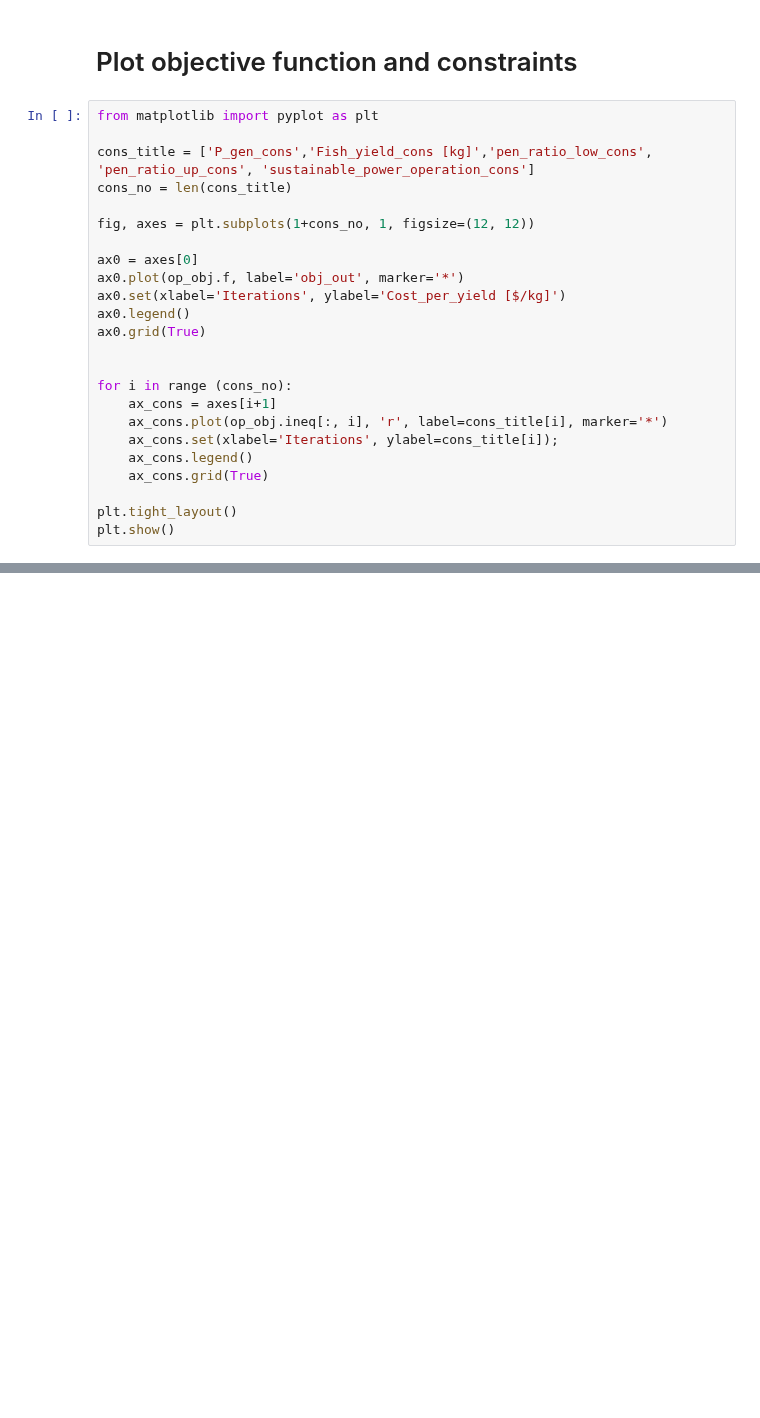
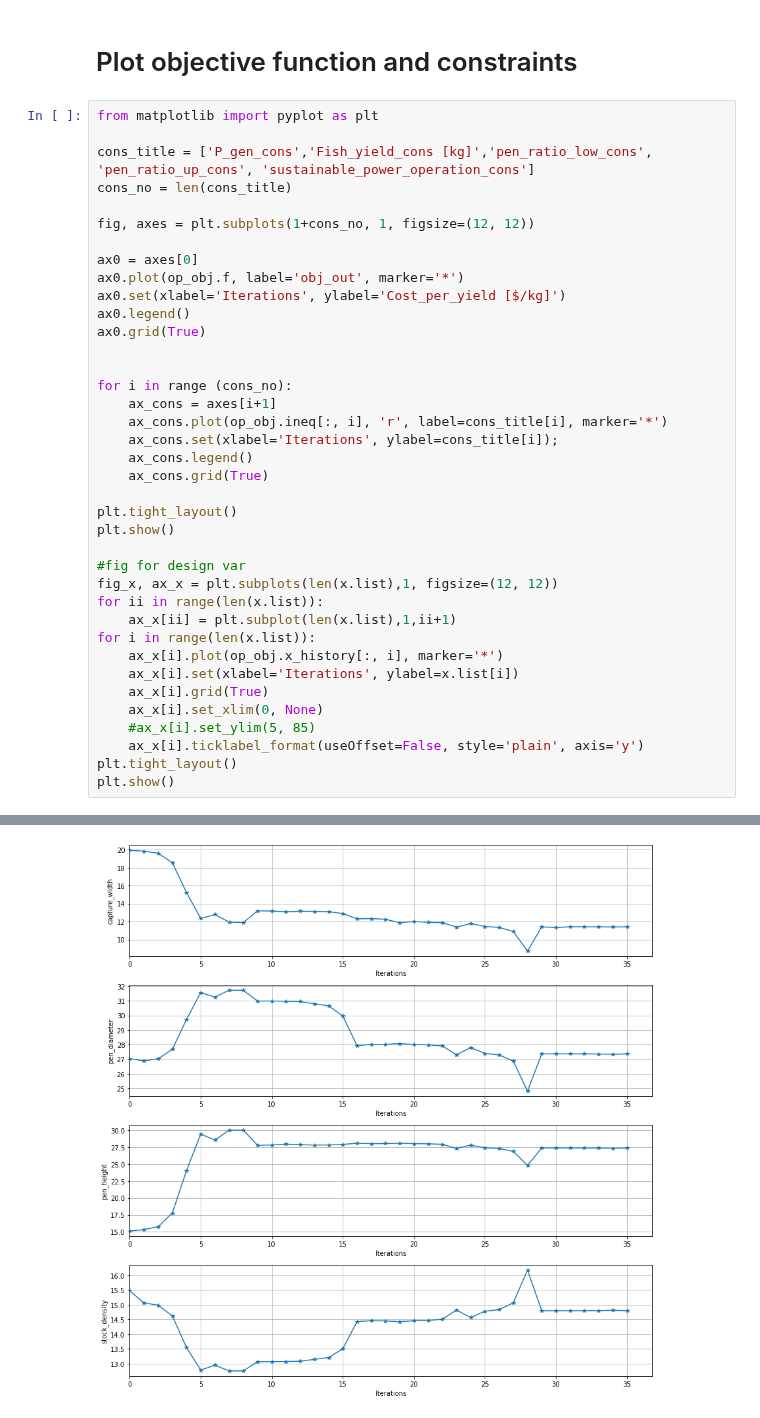
Before and after one commit to symbiotic-engineering/Aquaculture, a Jupyter notebook: run_sim_wpaf.ipynb, the cells around one changed output, grey strips where cells are left out. Drawn from its saved outputs; the diff is of its cells as text; blank space fills up the shorter version.

```diff
--- a/run_sim_wpaf.ipynb
+++ b/run_sim_wpaf.ipynb
@@ -90,26 +90,41 @@ fish weight after 365 days 2947.562810640769
 # %%
 from matplotlib import pyplot as plt
 
 cons_title = ['P_gen_cons','Fish_yield_cons [kg]','pen_ratio_low_cons', 'pen_ratio_up_cons', 'sustainable_power_operation_cons']
 cons_no = len(cons_title)
 
 fig, axes = plt.subplots(1+cons_no, 1, figsize=(12, 12))
 
 ax0 = axes[0]
 ax0.plot(op_obj.f, label='obj_out', marker='*')
 ax0.set(xlabel='Iterations', ylabel='Cost_per_yield [$/kg]')
 ax0.legend()
 ax0.grid(True)
 
 
 for i in range (cons_no):
     ax_cons = axes[i+1]
     ax_cons.plot(op_obj.ineq[:, i], 'r', label=cons_title[i], marker='*')
     ax_cons.set(xlabel='Iterations', ylabel=cons_title[i]);
     ax_cons.legend()
     ax_cons.grid(True)
 
 plt.tight_layout()
 plt.show()
+
+#fig for design var
+fig_x, ax_x = plt.subplots(len(x.list),1, figsize=(12, 12))
+for ii in range(len(x.list)):
+    ax_x[ii] = plt.subplot(len(x.list),1,ii+1)
+for i in range(len(x.list)):
+    ax_x[i].plot(op_obj.x_history[:, i], marker='*')
+    ax_x[i].set(xlabel='Iterations', ylabel=x.list[i])
+    ax_x[i].grid(True)
+    ax_x[i].set_xlim(0, None)
+    #ax_x[i].set_ylim(5, 85)
+    ax_x[i].ticklabel_format(useOffset=False, style='plain', axis='y')
+plt.tight_layout()
+plt.show()
 # %% [output]
 [figure]
+[figure, added]
```
Also changed, not shown: 1 other file.
